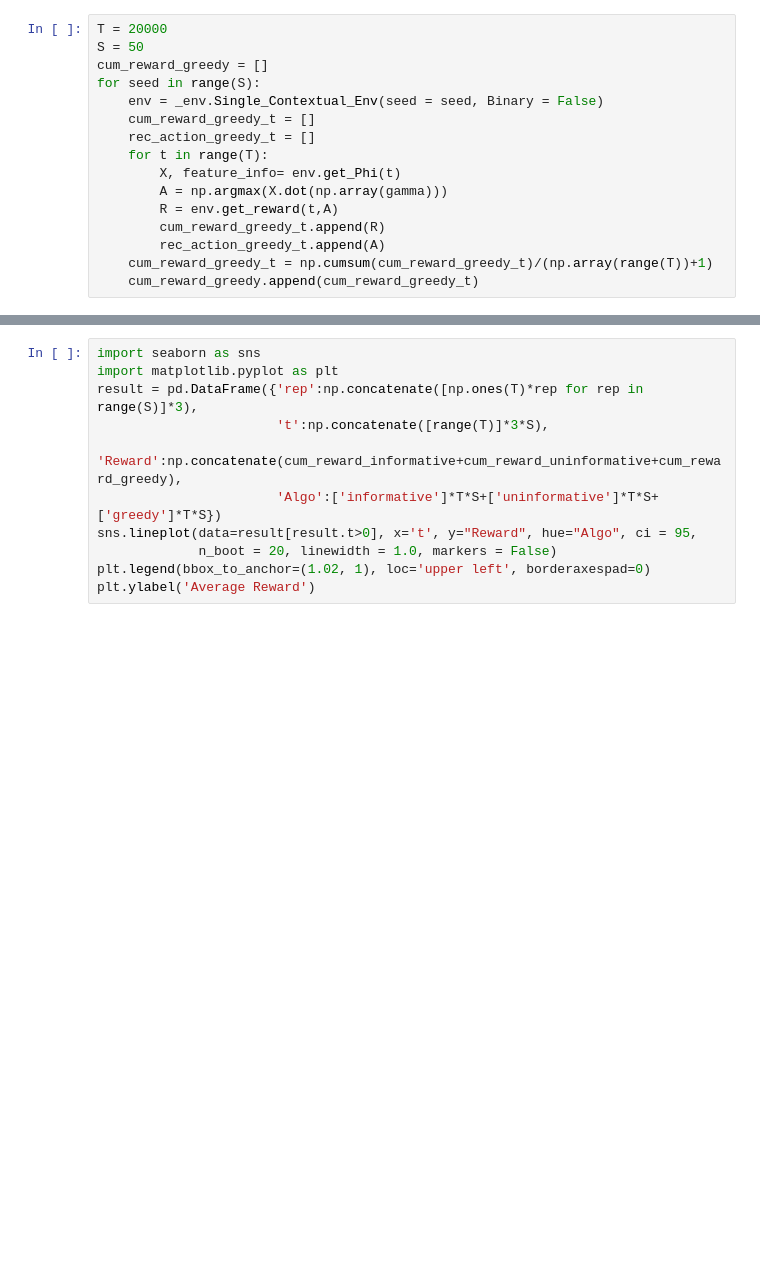
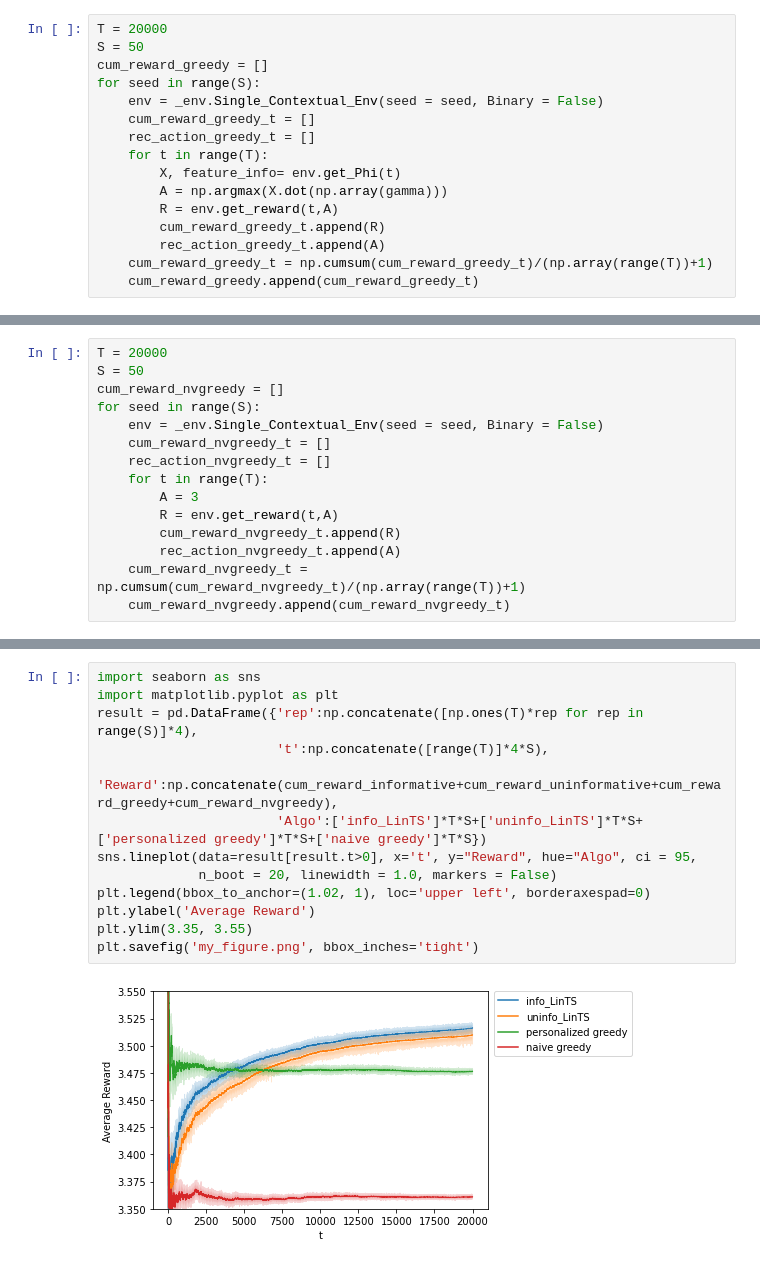
Before and after one commit to CausalDM/Causal-Decision-Making, a Jupyter notebook: 5_Case_Study/MovieLens/MovieLens.ipynb, the cells around one changed output, grey strips where cells are left out. Cells and saved outputs as stored; diff of their text form; blank space fills up the shorter version.

```diff
--- a/5_Case_Study/MovieLens/MovieLens.ipynb
+++ b/5_Case_Study/MovieLens/MovieLens.ipynb
@@ -405,3 +409,18 @@ for seed in range(S):
+# %%
+T = 20000
+S = 50
+cum_reward_nvgreedy = []
+for seed in range(S):
+    env = _env.Single_Contextual_Env(seed = seed, Binary = False)
+    cum_reward_nvgreedy_t = []
+    rec_action_nvgreedy_t = []
+    for t in range(T):
+        A = 3
+        R = env.get_reward(t,A)
+        cum_reward_nvgreedy_t.append(R)
+        rec_action_nvgreedy_t.append(A)
+    cum_reward_nvgreedy_t = np.cumsum(cum_reward_nvgreedy_t)/(np.array(range(T))+1)
+    cum_reward_nvgreedy.append(cum_reward_nvgreedy_t)
 # %% [markdown]
 ### Results
 
@@ -419,11 +438,15 @@ To use the estimated results greedily, we can calculate the mean reward of each
 # %%
 import seaborn as sns
 import matplotlib.pyplot as plt
-result = pd.DataFrame({'rep':np.concatenate([np.ones(T)*rep for rep in range(S)]*3),
-                       't':np.concatenate([range(T)]*3*S),
-                       'Reward':np.concatenate(cum_reward_informative+cum_reward_uninformative+cum_reward_greedy),
-                       'Algo':['informative']*T*S+['uninformative']*T*S+['greedy']*T*S})
+result = pd.DataFrame({'rep':np.concatenate([np.ones(T)*rep for rep in range(S)]*4),
+                       't':np.concatenate([range(T)]*4*S),
+                       'Reward':np.concatenate(cum_reward_informative+cum_reward_uninformative+cum_reward_greedy+cum_reward_nvgreedy),
+                       'Algo':['info_LinTS']*T*S+['uninfo_LinTS']*T*S+['personalized greedy']*T*S+['naive greedy']*T*S})
 sns.lineplot(data=result[result.t>0], x='t', y="Reward", hue="Algo", ci = 95,
              n_boot = 20, linewidth = 1.0, markers = False)
 plt.legend(bbox_to_anchor=(1.02, 1), loc='upper left', borderaxespad=0)
 plt.ylabel('Average Reward')
+plt.ylim(3.35, 3.55)
+plt.savefig('my_figure.png', bbox_inches='tight')
+# %% [output]
+[figure, added]
```
Also changed, not shown: parts of 3 cells of this notebook, 1 other file.
